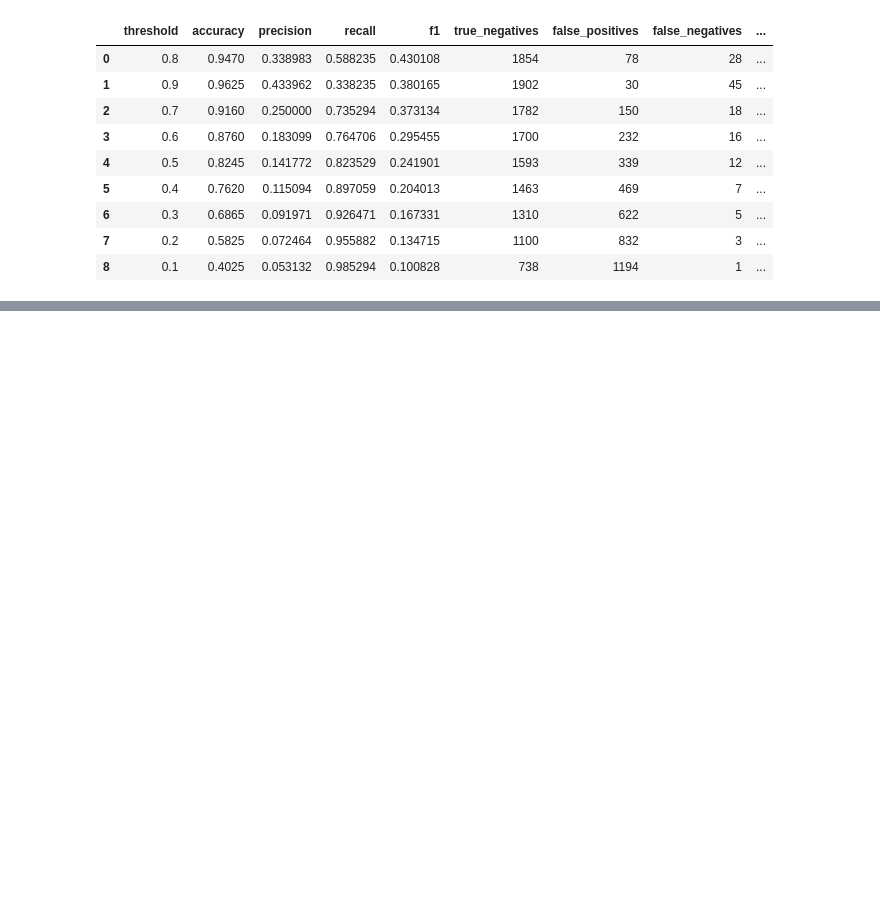
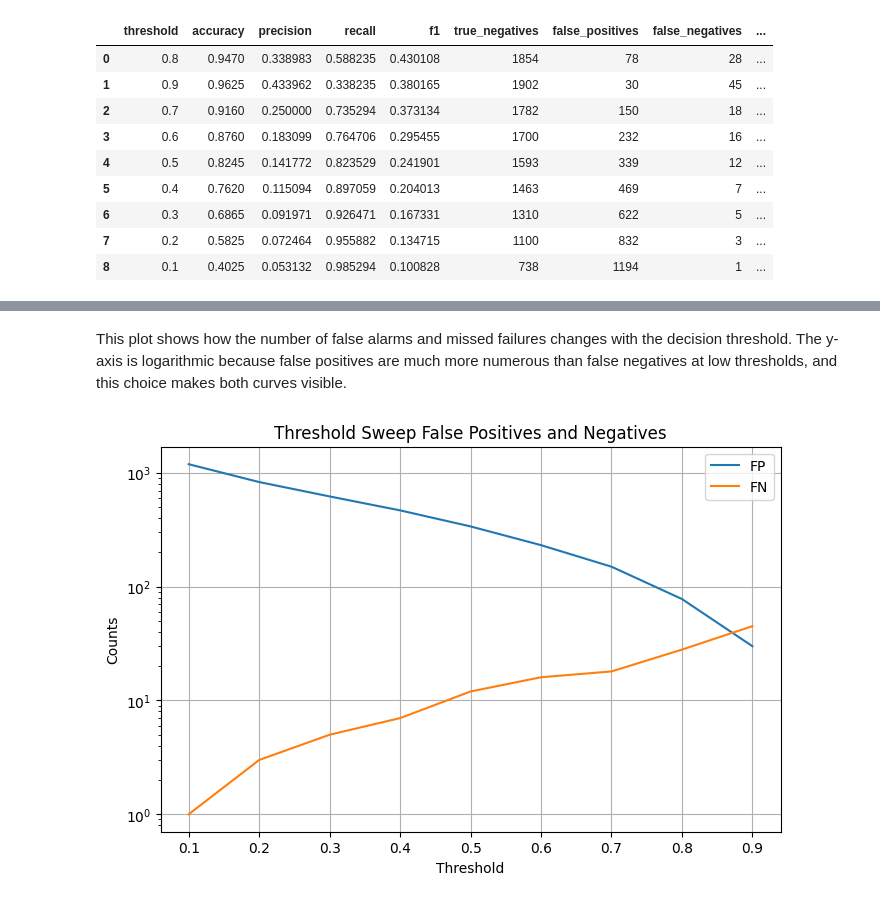
Before and after one commit to bottaceci/predictive-maintenance-ml, a Jupyter notebook: notebooks/01_baseline_results.ipynb, the cells around one changed output, grey strips where cells are left out. Drawn from its saved outputs; the diff is of its cells as text; code cells hidden in the pictures; blank space fills up the shorter version.

```diff
--- a/notebooks/01_baseline_results.ipynb
+++ b/notebooks/01_baseline_results.ipynb
@@ -136,0 +157,18 @@ threshold_results.sort_values("f1", ascending=False).reset_index(drop=True)
+# %% [markdown]
+This plot shows how the number of false alarms and missed failures changes with the decision threshold. The y-axis is logarithmic because false positives are much more numerous than false negatives at low thresholds, and this choice makes both curves visible.
+# %%
+fig, ax = plt.subplots(figsize=(8, 5))
+
+ax.plot(threshold_results["threshold"], threshold_results["false_positives"], label = "FP")
+ax.plot(threshold_results["threshold"], threshold_results["false_negatives"], label = "FN")
+
+ax.set_title("Threshold Sweep False Positives and Negatives")
+ax.set_xlabel("Threshold")
+ax.set_ylabel("Counts")
+ax.set_yscale("log")
+ax.legend()
+ax.grid(True)
+
+plt.show()
+# %% [output]
+[figure, added]
```
Also changed, not shown: parts of 5 cells of this notebook.
